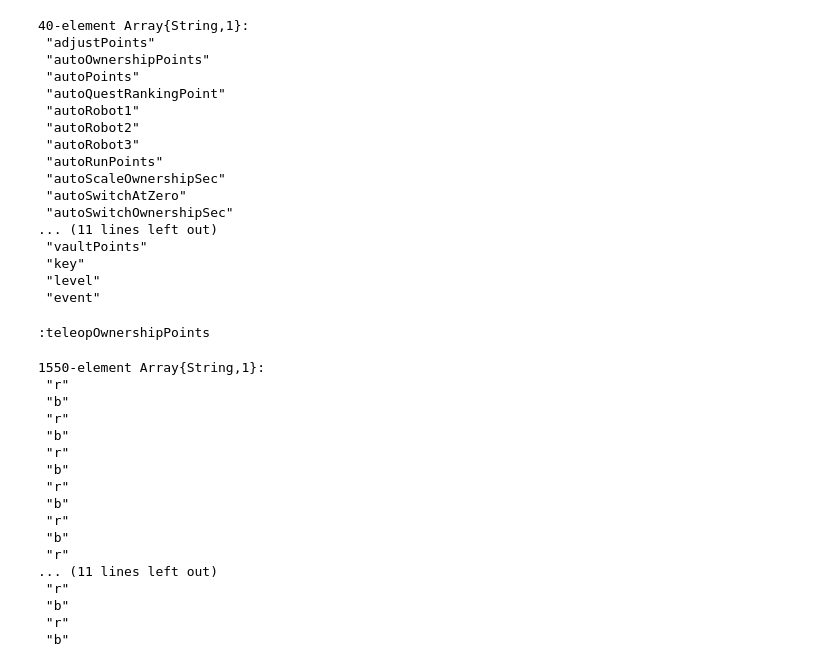
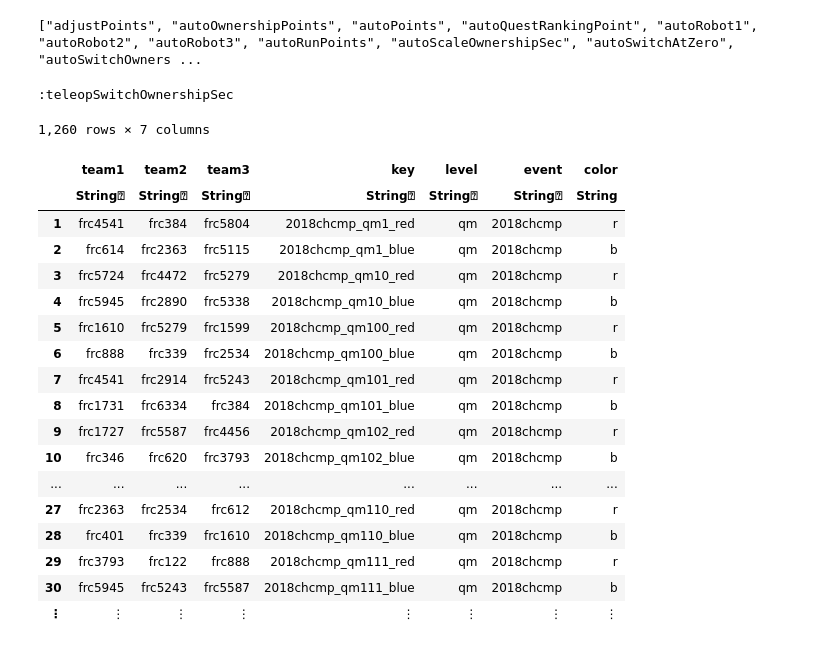
Before and after one commit to Thing342/frc-stats-workbench, a Jupyter notebook: notebooks/plusminus.ipynb, the cells around one changed output. Saved outputs shown, nothing was run; the diff lists cells and outputs as text; code cells hidden in the pictures.

```diff
--- a/notebooks/plusminus.ipynb
+++ b/notebooks/plusminus.ipynb
@@ -7,53 +7,43 @@ headers = CSV.read("../data/2018_headers.csv") |> (h -> String.(names(h)))
 push!(headers, "key")
 push!(headers, "level")
 push!(headers, "event")
+print(headers)
 # %% [output]
-40-element Array{String,1}:
- "adjustPoints"
- "autoOwnershipPoints"
- "autoPoints"
- "autoQuestRankingPoint"
- "autoRobot1"
- "autoRobot2"
- "autoRobot3"
- "autoRunPoints"
- "autoScaleOwnershipSec"
- "autoSwitchAtZero"
- "autoSwitchOwnershipSec"
-... (11 lines left out)
- "vaultPoints"
- "key"
- "level"
- "event"
+["adjustPoints", "autoOwnershipPoints", "autoPoints", "autoQuestRankingPoint", "autoRobot1", "autoRobot2", "autoRobot3", "autoRunPoints", "autoScaleOwnershipSec", "autoSwitchAtZero", "autoSwitchOwners ...
 # %%
-KEY = "2018hou"
-COLUMN = :teleopOwnershipPoints
+KEY = "2018chs"
+COLUMN = :teleopSwitchOwnershipSec
 # %% [output]
-:teleopOwnershipPoints
+:teleopSwitchOwnershipSec
 # %%
 scores = CSV.read("../data/matches_$KEY.csv", header=headers)
 scores[:color] = repeat(["r", "b"], size(scores,1) >> 1)
 
 teams = CSV.read("../data/matches_teams_$KEY.csv", header=["team1","team2","team3","key","level","event"])
 teams[:color] = repeat(["r", "b"], size(teams,1) >> 1)
+
+scores = @linq scores |> where(:level .== "qm")
+teams = @linq teams |> where(:level .== "qm")
 # %% [output]
-1550-element Array{String,1}:
- "r"
- "b"
- "r"
- "b"
- "r"
- "b"
- "r"
- "b"
- "r"
- "b"
- "r"
-... (11 lines left out)
- "r"
- "b"
- "r"
- "b"
+1,260 rows × 7 columns
+|  | team1 | team2 | team3 | key | level | event | color |
+|  | String⍰ | String⍰ | String⍰ | String⍰ | String⍰ | String⍰ | String |
+| 1 | frc4541 | frc384 | frc5804 | 2018chcmp_qm1_red | qm | 2018chcmp | r |
+| 2 | frc614 | frc2363 | frc5115 | 2018chcmp_qm1_blue | qm | 2018chcmp | b |
+| 3 | frc5724 | frc4472 | frc5279 | 2018chcmp_qm10_red | qm | 2018chcmp | r |
+| 4 | frc5945 | frc2890 | frc5338 | 2018chcmp_qm10_blue | qm | 2018chcmp | b |
+| 5 | frc1610 | frc5279 | frc1599 | 2018chcmp_qm100_red | qm | 2018chcmp | r |
+| 6 | frc888 | frc339 | frc2534 | 2018chcmp_qm100_blue | qm | 2018chcmp | b |
+| 7 | frc4541 | frc2914 | frc5243 | 2018chcmp_qm101_red | qm | 2018chcmp | r |
+| 8 | frc1731 | frc6334 | frc384 | 2018chcmp_qm101_blue | qm | 2018chcmp | b |
+| 9 | frc1727 | frc5587 | frc4456 | 2018chcmp_qm102_red | qm | 2018chcmp | r |
+| 10 | frc346 | frc620 | frc3793 | 2018chcmp_qm102_blue | qm | 2018chcmp | b |
+| ... | ... | ... | ... | ... | ... | ... | ... |
+| 27 | frc2363 | frc2534 | frc612 | 2018chcmp_qm110_red | qm | 2018chcmp | r |
+| 28 | frc401 | frc339 | frc1610 | 2018chcmp_qm110_blue | qm | 2018chcmp | b |
+| 29 | frc3793 | frc122 | frc888 | 2018chcmp_qm111_red | qm | 2018chcmp | r |
+| 30 | frc5945 | frc5243 | frc5587 | 2018chcmp_qm111_blue | qm | 2018chcmp | b |
+| ⋮ | ⋮ | ⋮ | ⋮ | ⋮ | ⋮ | ⋮ | ⋮ |
 # %%
 scores_red = @linq scores |> where(:color .== "r")
 scores_blue = @linq scores |> where(:color .== "b")
```
Also changed, not shown: parts of 6 cells of this notebook, 1 other file.
